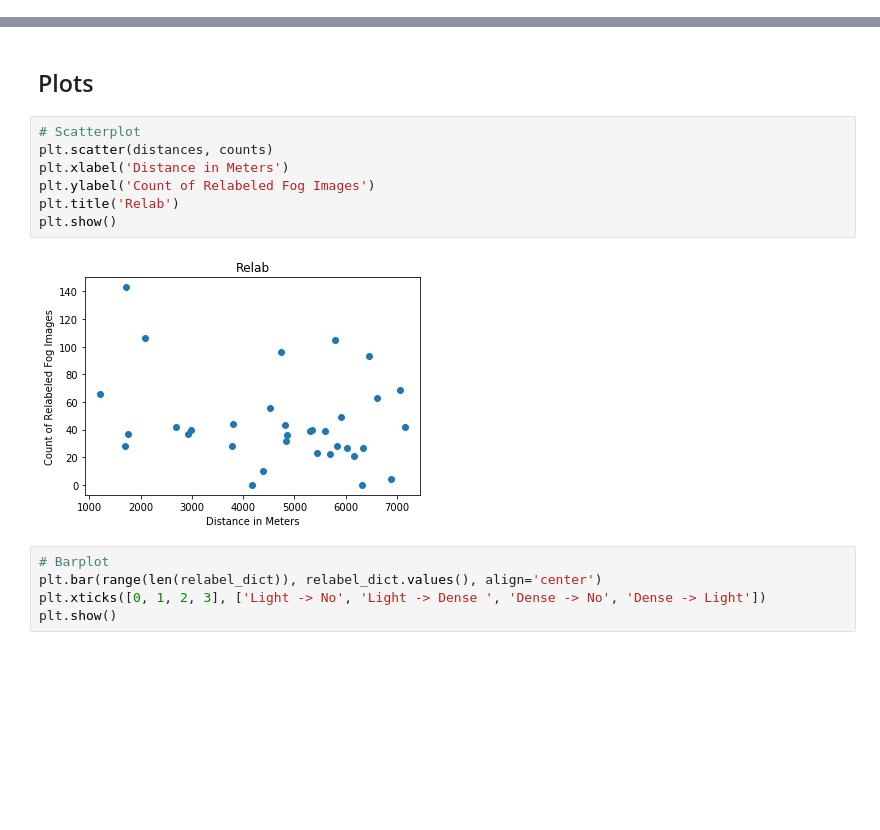
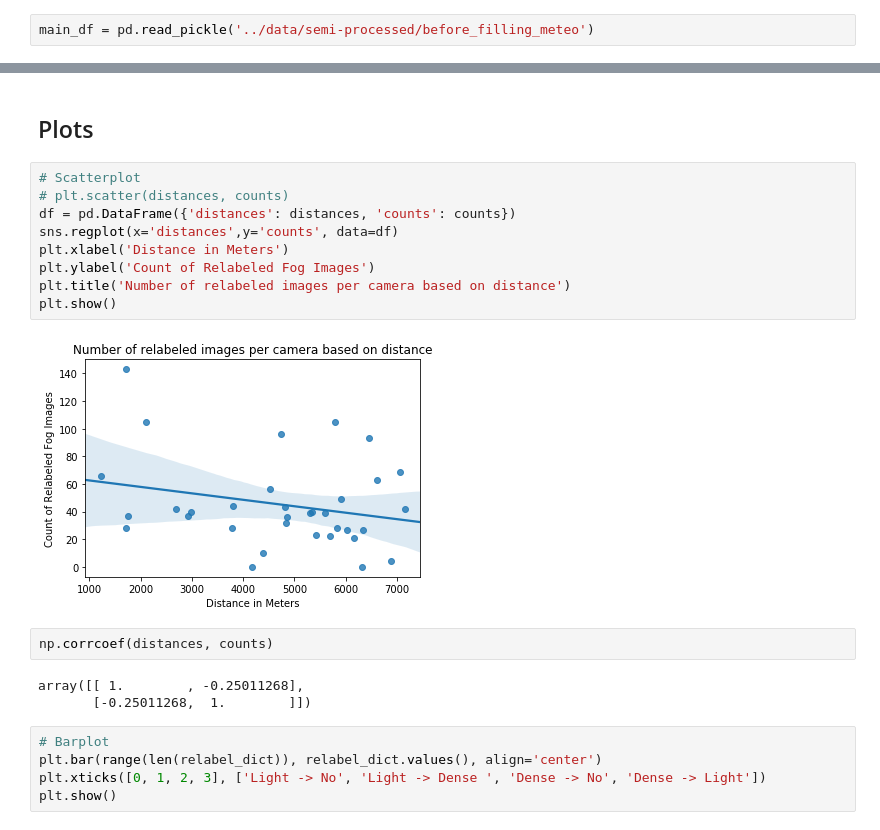
Before and after one commit to TimMolleman/FogDetection, a Jupyter notebook: notebooks/Wrong-label experiment.ipynb, the cells around one changed output, grey strips where cells are left out. Saved outputs shown, nothing was run; the diff lists cells and outputs as text; blank space fills up the shorter version.

```diff
--- a/notebooks/Wrong-label experiment.ipynb
+++ b/notebooks/Wrong-label experiment.ipynb
@@ -39,6 +40,8 @@ from sklearn.gaussian_process import GaussianProcessRegressor
 from mpl_toolkits.mplot3d import Axes3D
 from mlxtend.evaluate import confusion_matrix
 from mlxtend.plotting import plot_confusion_matrix
+# %%
+main_df = pd.read_pickle('../data/semi-processed/before_filling_meteo')
 # %%
 schiphol_df = main_df[main_df['MeteoStationLocationID'] == 542]
 schiphol_highways = schiphol_df[schiphol_df['location_name']!= 'SCHIPHOL airport']
@@ -119,13 +104,20 @@ for key, values in cam_dict.items():
 ## Plots
 # %%
 # Scatterplot
-plt.scatter(distances, counts)
+# plt.scatter(distances, counts)
+df = pd.DataFrame({'distances': distances, 'counts': counts})
+sns.regplot(x='distances',y='counts', data=df)
 plt.xlabel('Distance in Meters')
 plt.ylabel('Count of Relabeled Fog Images')
-plt.title('Relab')
+plt.title('Number of relabeled images per camera based on distance')
 plt.show()
 # %% [output]
-[figure, old version]
+[figure, new version]
+# %%
+np.corrcoef(distances, counts)
+# %% [output]
+array([[ 1.        , -0.25011268],
+       [-0.25011268,  1.        ]])
 # %%
 # Barplot
 plt.bar(range(len(relabel_dict)), relabel_dict.values(), align='center')
```
Also changed, not shown: parts of 3 cells of this notebook, 23 other files.
